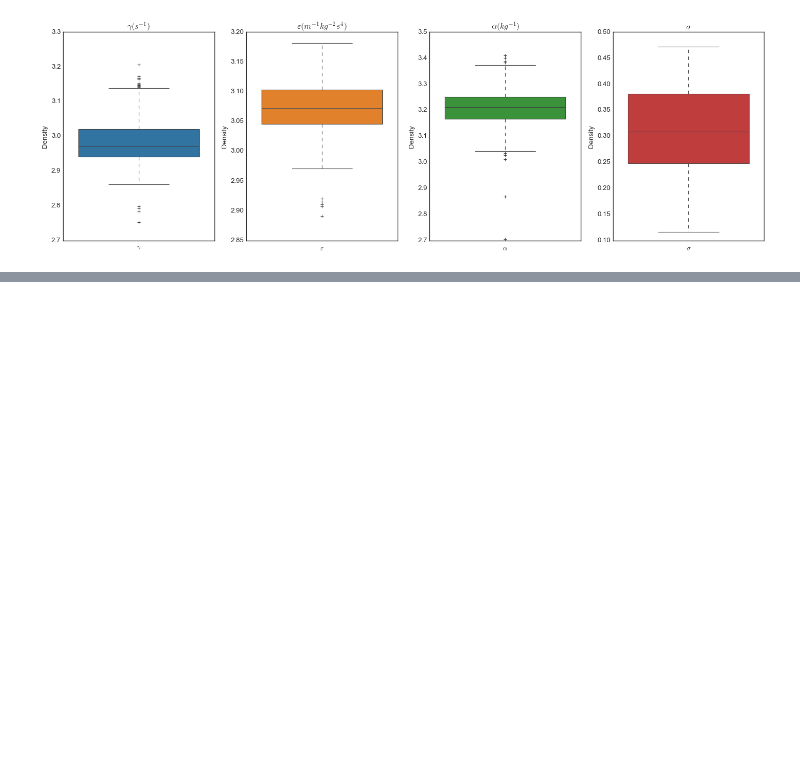
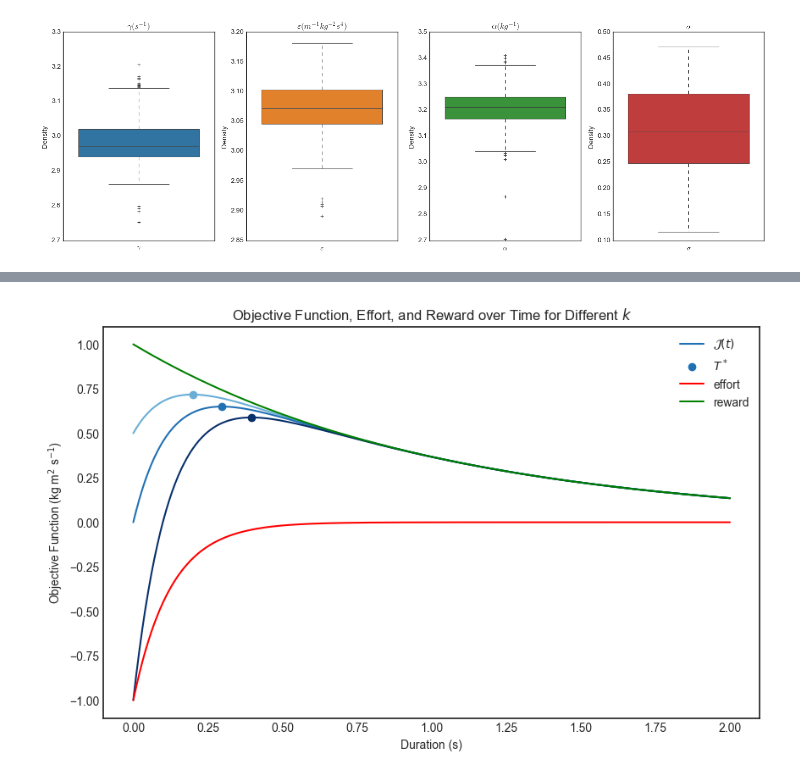
Before and after one commit to flaviaferrus/MotorControlPrediction, a Jupyter notebook: Notebooks/MultipleSubjects.ipynb, the cells around one changed output, grey strips where cells are left out. Drawn from its saved outputs; the diff is of its cells as text; code cells hidden in the pictures; blank space fills up the shorter version.

```diff
--- a/Notebooks/MultipleSubjects.ipynb
+++ b/Notebooks/MultipleSubjects.ipynb
@@ -637,0 +695,67 @@ box_plot_params(parameters = combined_params, style_label ='seaborn-v0_8-white',
+# %%
+import matplotlib.pyplot as plt
+import numpy as np
+import matplotlib.cm as cm
+
+style_label = 'seaborn-v0_8-white'
+
+# Define the time variable
+t = np.linspace(0, 2, 400)  # time from 0 to 3 seconds
+
+# Define the functions
+# Effort function
+def effort(t):
+    return -np.exp(-t * 8)
+
+# Reward function
+def reward(t):
+    return np.exp(-t)
+
+# Objective function J(t)
+def J(t, k):
+    return reward(t) + k * effort(t)
+
+plt.style.use(style_label)
+
+# Values of k to plot
+k_values = [0.5, 1, 2]
+
+# Create a colormap
+colors = cm.Blues(np.linspace(0.5, 1, len(k_values)))
+
+# Plotting
+plt.figure(figsize=(10, 6))
+
+for i, k in enumerate(k_values):
+    # Calculate the objective function J(t) for this value of k
+    J_k = J(t, k)
+
+    # Calculate the point where J(t) attains its maximum
+    t_star_index = np.argmax(J_k)  # index of the maximum value in J_k
+    t_star = t[t_star_index]       # time at which J_k is maximum
+    J_star = J_k[t_star_index]     # maximum value of J_k
+
+    if k == 1:
+        plt.plot(t, J_k, label=rf'$\mathcal{{J}}(t)$', color=colors[i])
+        plt.scatter(t_star, J_star, color=colors[i], label=rf'$T^*$', zorder=5)
+    else:
+        plt.plot(t, J_k, color=colors[i])
+        plt.scatter(t_star, J_star, color=colors[i], zorder=5)
+
+    #plt.text(t_star, J_star, f'{t_star:.2f}s', fontsize=9, verticalalignment='bottom', horizontalalignment='right')
+
+# Plot the effort and reward functions for reference
+plt.plot(t, effort(t), label='effort', color='red')
+plt.plot(t, reward(t), label='reward', color='green')
+
+# Adding a grid, legend, and labels
+plt.xlabel('Duration (s)')
+plt.ylabel('Objective Function (kg m$^2$ s$^{-1}$)')
+plt.title('Objective Function, Effort, and Reward over Time for Different $k$')
+plt.legend()
+# plt.grid(True)
+#plt.xlim(0, 1.5)
+#plt.ylim(-1, 1)
+plt.show()
+# %% [output]
+[figure, added]
```
Also changed, not shown: parts of 6 cells of this notebook, 6 other files.
